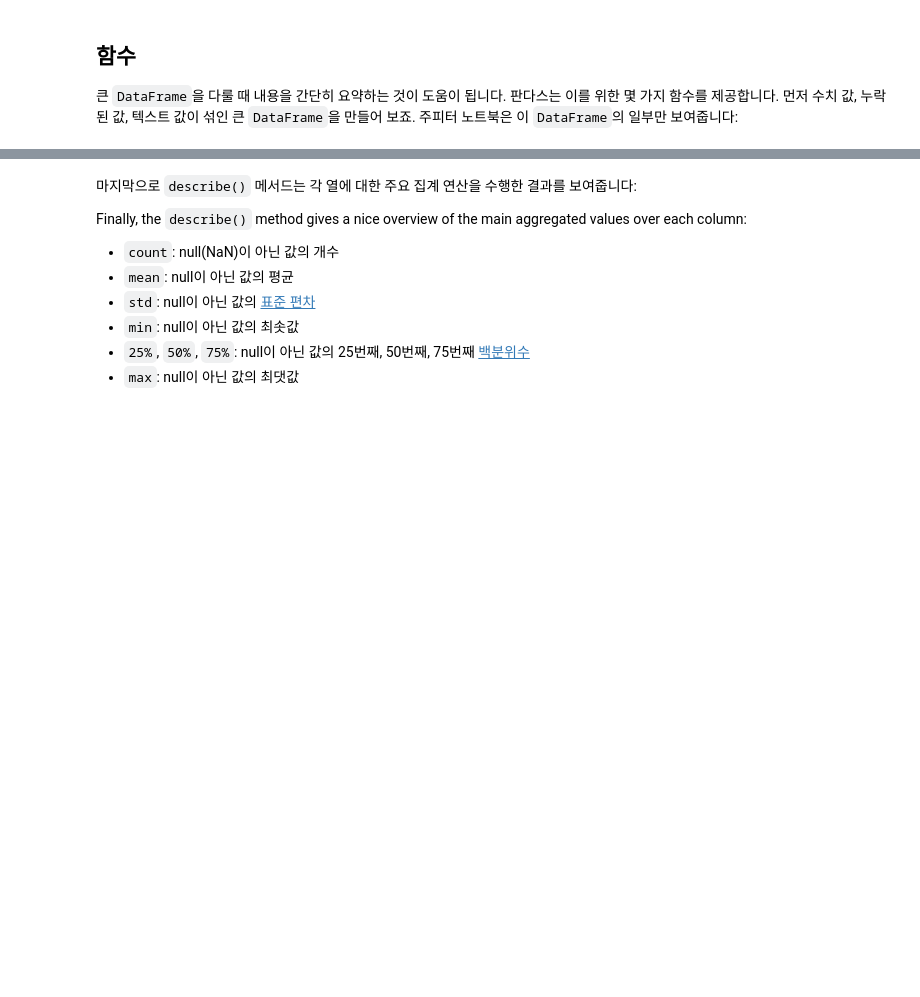
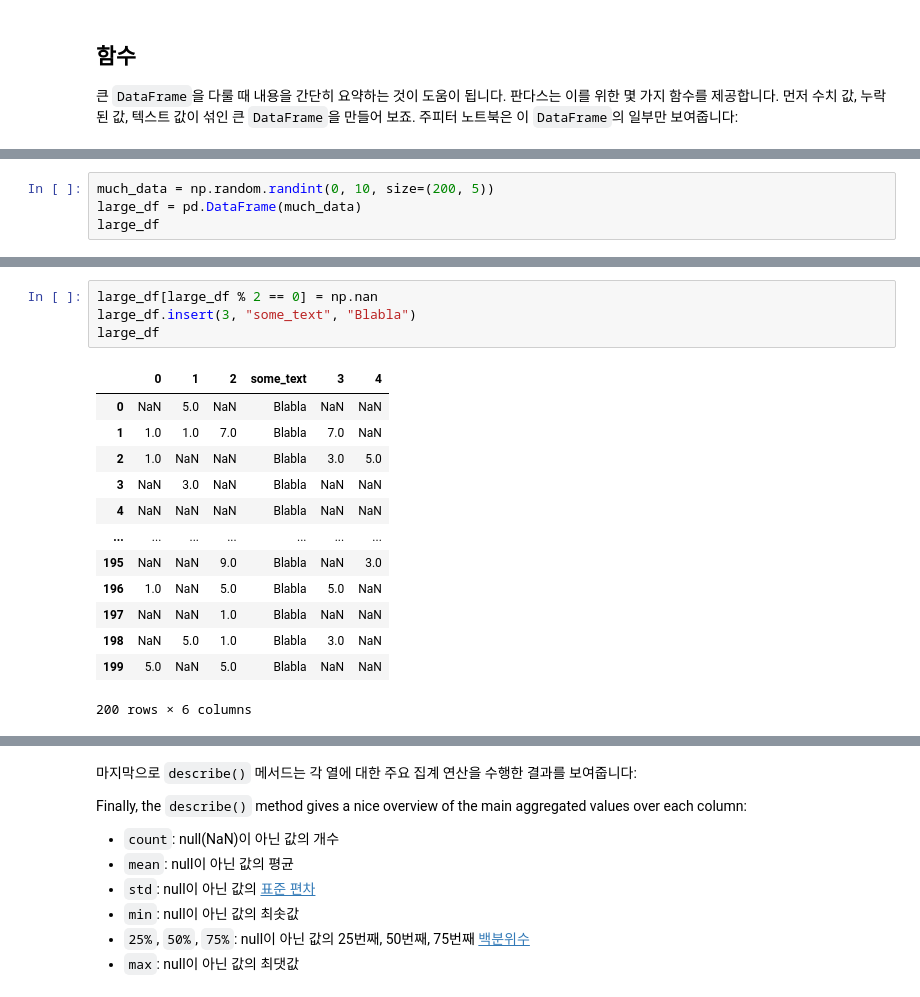
Before and after one commit to HongB1/2022-KHU-Bioinformatics-lab, a Jupyter notebook: code/C6_Pandas.ipynb, the cells around one changed output, grey strips where cells are left out. Saved outputs shown, nothing was run; the diff lists cells and outputs as text; blank space fills up the shorter version.

```diff
--- a/code/C6_Pandas.ipynb
+++ b/code/C6_Pandas.ipynb
@@ -747,0 +1816,4 @@ large_df.info()
+# %%
+much_data = np.random.randint(0, 10, size=(200, 5))
+large_df = pd.DataFrame(much_data)
+large_df
@@ -747,0 +1834,18 @@ large_df.info()
+# %%
+large_df[large_df % 2 == 0] = np.nan
+large_df.insert(3, "some_text", "Blabla")
+large_df
+# %% [output]
+|  | 0 | 1 | 2 | some_text | 3 | 4 |
+| 0 | NaN | 5.0 | NaN | Blabla | NaN | NaN |
+| 1 | 1.0 | 1.0 | 7.0 | Blabla | 7.0 | NaN |
+| 2 | 1.0 | NaN | NaN | Blabla | 3.0 | 5.0 |
+| 3 | NaN | 3.0 | NaN | Blabla | NaN | NaN |
+| 4 | NaN | NaN | NaN | Blabla | NaN | NaN |
+| ... | ... | ... | ... | ... | ... | ... |
+| 195 | NaN | NaN | 9.0 | Blabla | NaN | 3.0 |
+| 196 | 1.0 | NaN | 5.0 | Blabla | 5.0 | NaN |
+| 197 | NaN | NaN | 1.0 | Blabla | NaN | NaN |
+| 198 | NaN | 5.0 | 1.0 | Blabla | 3.0 | NaN |
+| 199 | 5.0 | NaN | 5.0 | Blabla | NaN | NaN |
+200 rows × 6 columns
```
Also changed, not shown: parts of 235 cells of this notebook.
